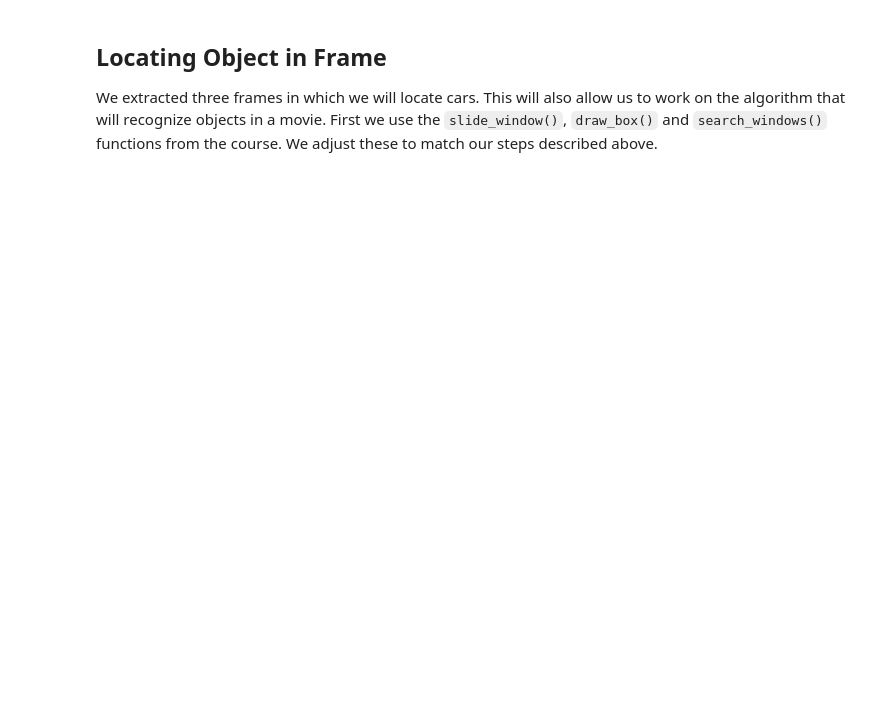
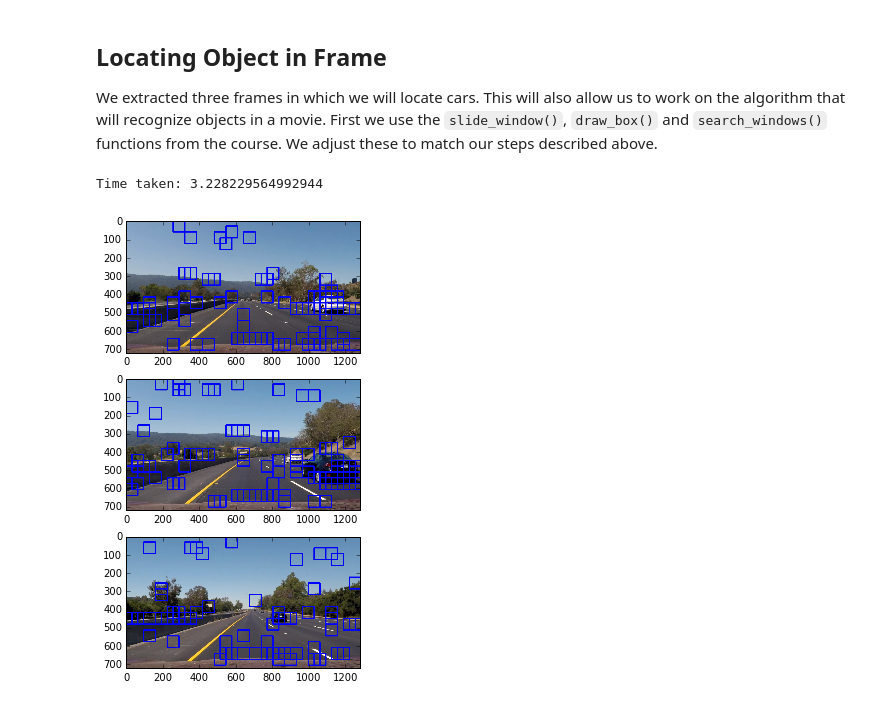
Before and after one commit to abossenbroek/CarND-Vehicle-Detection, a Jupyter notebook: Vehicle_Detection.ipynb, the cells around one changed output. Drawn from its saved outputs; the diff is of its cells as text; code cells hidden in the pictures; blank space fills up the shorter version.

```diff
--- a/Vehicle_Detection.ipynb
+++ b/Vehicle_Detection.ipynb
@@ -127,10 +129,10 @@ def color_hist(img, nbins=32, bins_range=(0,256)):
     hist_feature = np.concatenate((Y_channel[0], Cr_channel[0], Cb_channel[0]))
     return hist_feature
 
-def hog_features(img, orient=8, pix_per_cell=8, cell_per_block=2):
+def hog_features(img, orient=8, pix_per_cell=8, cell_per_block=2, feature_vec=True):
     features = hog(img, orientations=orient, pixels_per_cell=(pix_per_cell, pix_per_cell),
                    cells_per_block=(cell_per_block, cell_per_block), transform_sqrt=False,
-                   visualise=False)
+                   visualise=False, feature_vector=feature_vec)
     return features
 
 
@@ -140,6 +142,10 @@ def extract_features(img, size=32):
     color_feat = color_hist(img)
     all_features = np.concatenate((hog_feat, color_feat))
     return all_features
+
+orient = 8
+pix_per_cell = 8
+cell_per_block = 2
 # %%
 import matplotlib.gridspec as gridspec
 from sklearn.preprocessing import StandardScaler
@@ -378,16 +363,19 @@ def search_windows(img, windows, clf, scaler):
     return on_windows
 # %%
 import time
+fig = plt.figure(figsize=(14,8))
+gs = gridspec.GridSpec(3,1)
 tic = time.perf_counter()
-fig = plt.figure(figsize=(14,8))
-gs = gridspec.GridSpec(len(images),1)
-for i, img_nm in enumerate(glob('*jpg')):
+for i, img_nm in enumerate(glob.iglob('*jpg')):
     img = plt.imread(img_nm)
-    windows = slide_windows(img)
-    pos_windows = search_windows(img, windows, scaler, )
+    windows = slide_window(img)
+    pos_windows = search_windows(img, windows, clf, scaler)
     img_clf = draw_boxes(img, pos_windows)
     ax = plt.subplot(gs[i])
     plt.imshow(img_clf)
 
 toc = time.perf_counter()
-print("Time taken: %s" % (tic - toc))
+print("Time taken: %s" % (toc - tic))
+# %% [output]
+Time taken: 3.228229564992944
+[figure, added]
```
Also changed, not shown: parts of 13 cells of this notebook, 3 other files.
